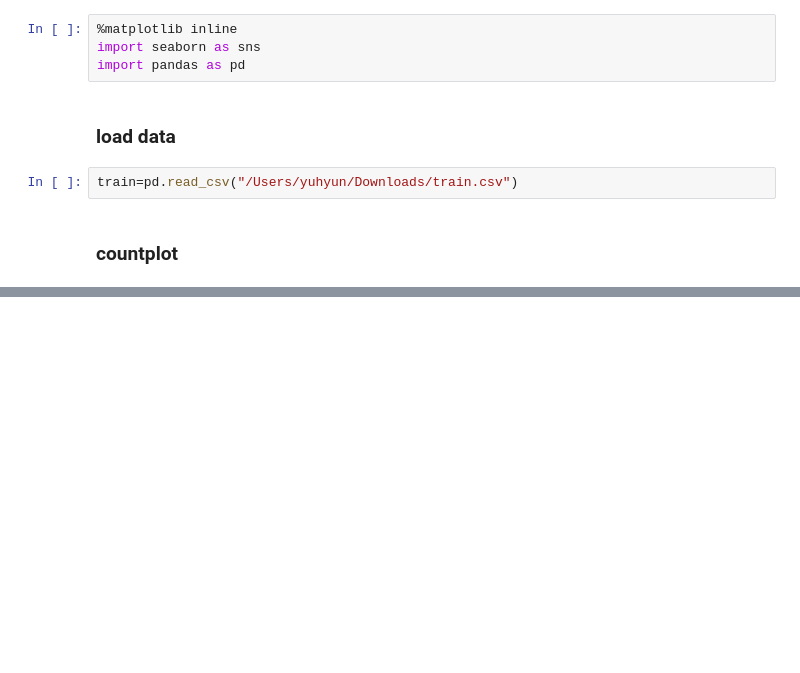
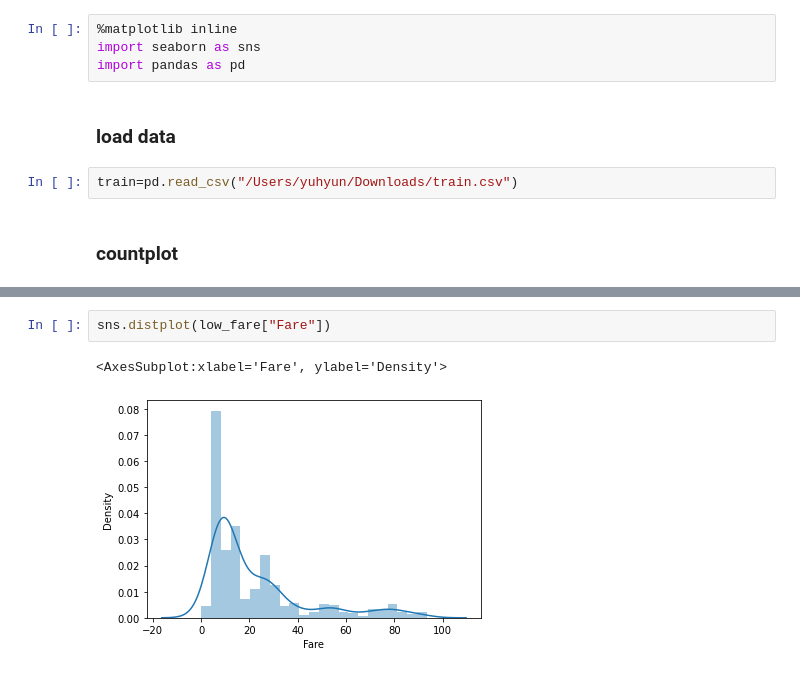
Before and after one commit to kyh31876/phyton1, a Jupyter notebook: 14.5.ipynb, the cells around one changed output, grey strips where cells are left out. Cells and saved outputs as stored; diff of their text form; blank space fills up the shorter version.

```diff
--- a/14.5.ipynb
+++ b/14.5.ipynb
@@ -37,0 +54,5 @@ sns.barplot(data=train, x="Pclass",y="Fare")
+# %%
+sns.distplot(low_fare["Fare"])
+# %% [output]
+<AxesSubplot:xlabel='Fare', ylabel='Density'>
+[figure, added]
```
Also changed, not shown: parts of 17 cells of this notebook.
